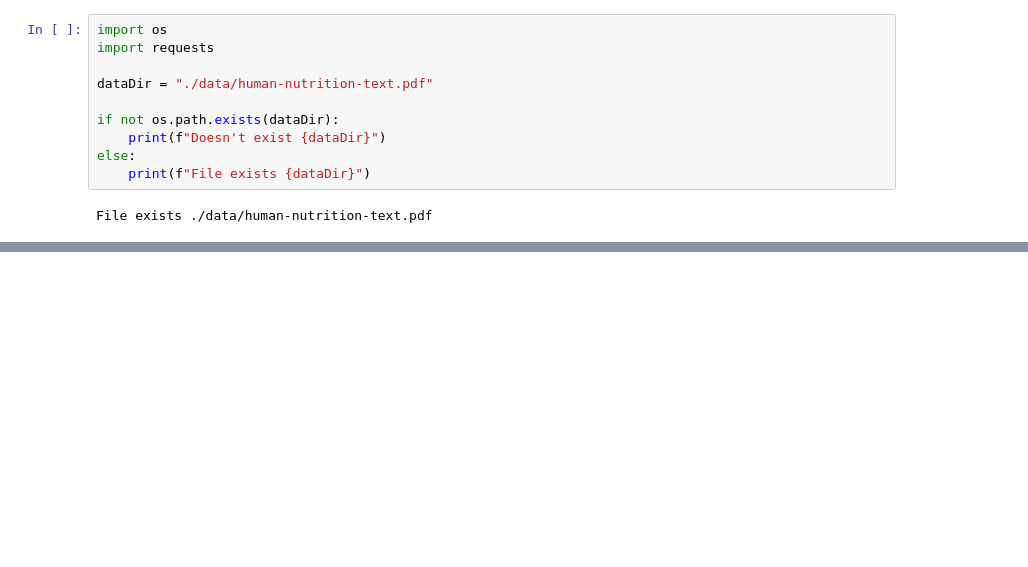
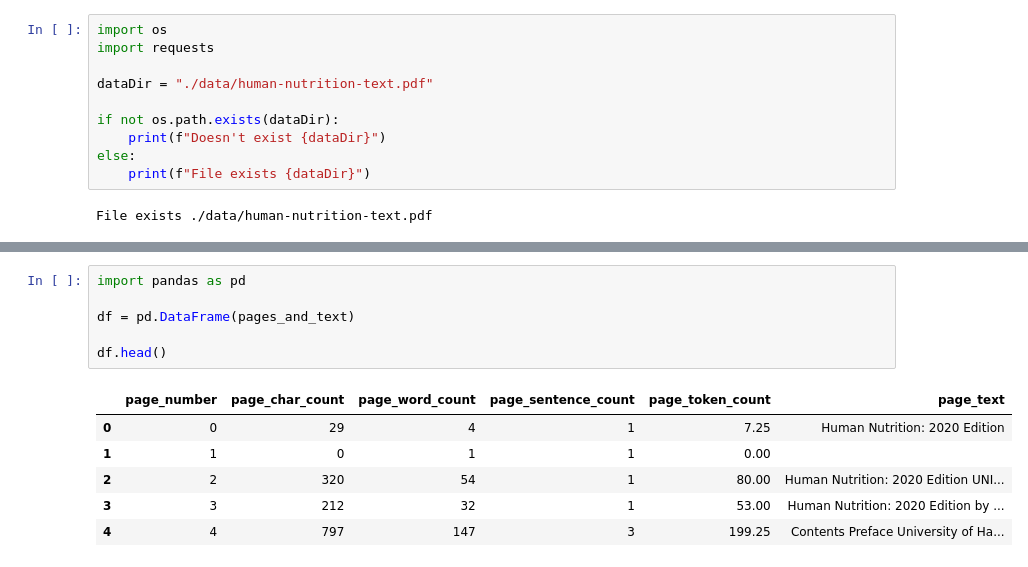
Before and after one commit to RomanMykolaichuk/DanielsRAG, a Jupyter notebook: sample.ipynb, the cells around one changed output, grey strips where cells are left out. Drawn from its saved outputs; the diff is of its cells as text; blank space fills up the shorter version.

```diff
--- a/sample.ipynb
+++ b/sample.ipynb
@@ -85,0 +133,13 @@ TypeError: unsupported operand type(s) for /: 'str' and 'int'
+# %%
+import pandas as pd
+
+df = pd.DataFrame(pages_and_text)
+
+df.head()
+# %% [output]
+|  | page_number | page_char_count | page_word_count | page_sentence_count | page_token_count | page_text |
+| 0 | 0 | 29 | 4 | 1 | 7.25 | Human Nutrition: 2020 Edition |
+| 1 | 1 | 0 | 1 | 1 | 0.00 |  |
+| 2 | 2 | 320 | 54 | 1 | 80.00 | Human Nutrition: 2020 Edition UNI... |
+| 3 | 3 | 212 | 32 | 1 | 53.00 | Human Nutrition: 2020 Edition by ... |
+| 4 | 4 | 797 | 147 | 3 | 199.25 | Contents Preface University of Ha... |
```
Also changed, not shown: parts of 8 cells of this notebook.
